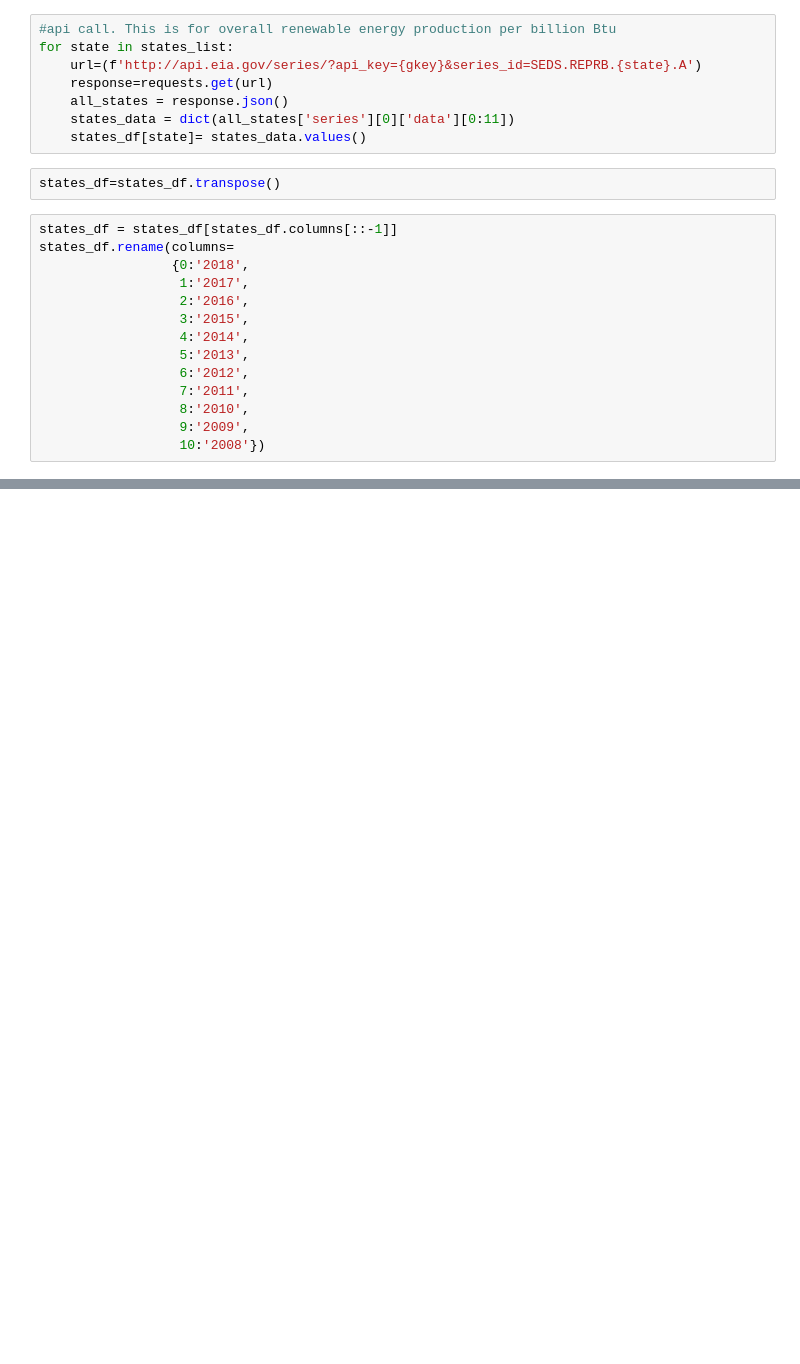
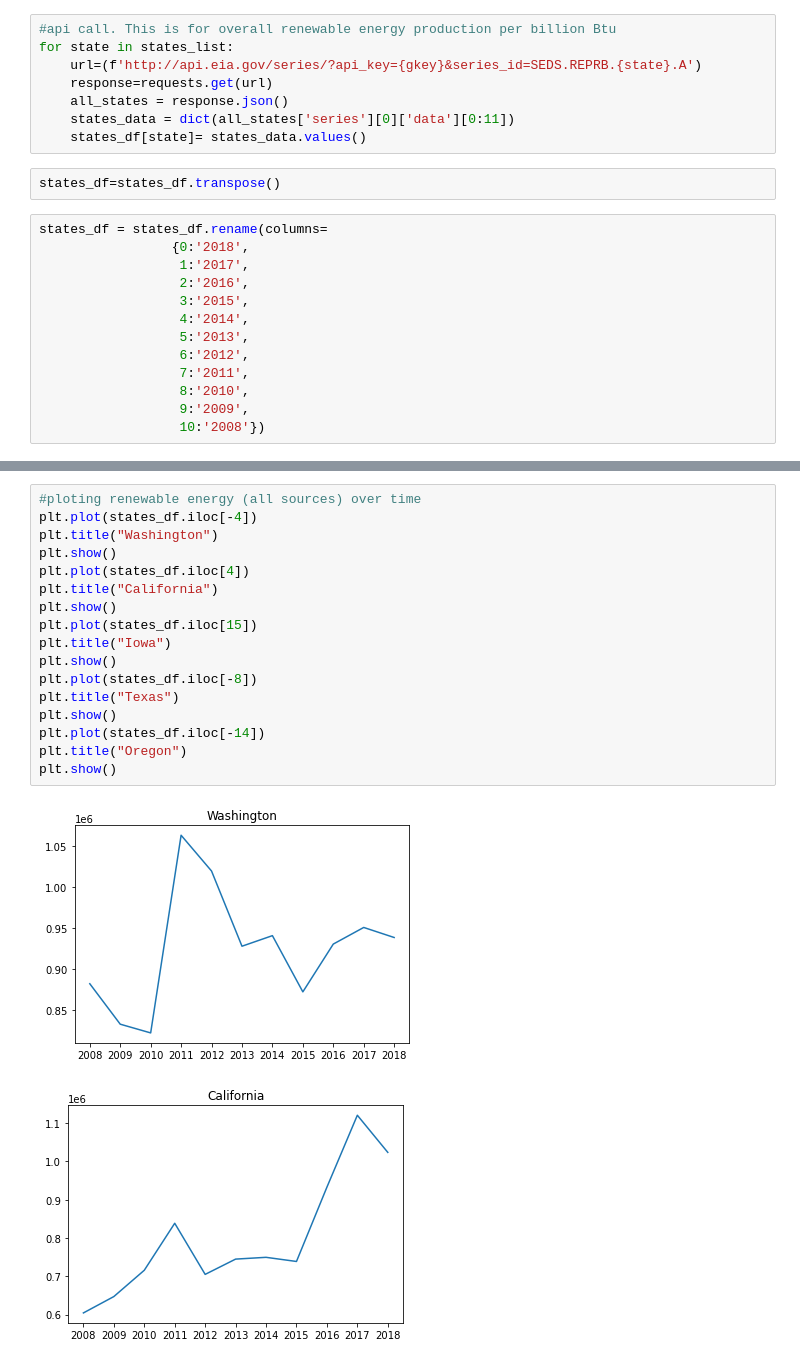
Before and after one commit to Asia-Hewett/solar_v_emissions_project, a Jupyter notebook: State Solar Production Data by Year/eia.ipynb, the cells around one changed output, grey strips where cells are left out. Cells and saved outputs as stored; diff of their text form; blank space fills up the shorter version.

```diff
--- a/State Solar Production Data by Year/eia.ipynb
+++ b/State Solar Production Data by Year/eia.ipynb
@@ -37,8 +37,7 @@ for state in states_list:
 # %%
 states_df=states_df.transpose()
 # %%
-states_df = states_df[states_df.columns[::-1]]
-states_df.rename(columns=
+states_df = states_df.rename(columns=
                  {0:'2018',
                   1:'2017',
                   2:'2016',
@@ -70,0 +77,20 @@ states_df.rename(columns=
+# %%
+#ploting renewable energy (all sources) over time
+plt.plot(states_df.iloc[-4])
+plt.title("Washington")
+plt.show()
+plt.plot(states_df.iloc[4])
+plt.title("California")
+plt.show()
+plt.plot(states_df.iloc[15])
+plt.title("Iowa")
+plt.show()
+plt.plot(states_df.iloc[-8])
+plt.title("Texas")
+plt.show()
+plt.plot(states_df.iloc[-14])
+plt.title("Oregon")
+plt.show()
+# %% [output]
+[figure, added]
+[figure, added]
```
Also changed, not shown: parts of 17 cells of this notebook.
